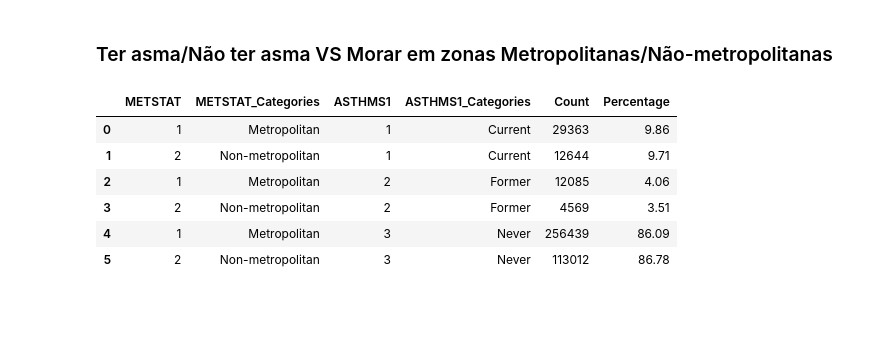
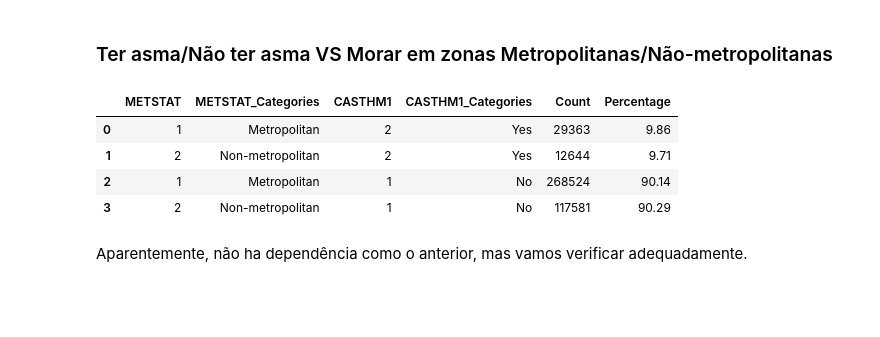
Before and after one commit to phbonamin/BRFSS-Social-Survey-2021-Analysis, a Jupyter notebook: Project/Part3/1_0Urban_rural.ipynb, the cells around one changed output. Cells and saved outputs as stored; diff of their text form; code cells hidden in the pictures.

```diff
--- a/Project/Part3/1_0Urban_rural.ipynb
+++ b/Project/Part3/1_0Urban_rural.ipynb
@@ -93,33 +92,29 @@ Como pode-se observar a existe 1.04 mais chances de você ter asma se você vive
 # %%
 df_Met_Asth = pd.read_sql("""
 SELECT
 METSTAT,
 CASE
 	WHEN METSTAT = 1  THEN 'Metropolitan'
 	WHEN METSTAT = 2  THEN 'Non-metropolitan'
 	ELSE NULL END AS  METSTAT_Categories,
-ASTHMS1,
+CASTHM1,
 CASE
-	WHEN ASTHMS1  =  1 THEN  'Current'
-	WHEN ASTHMS1  =  2 THEN  'Former'
-	WHEN ASTHMS1 = 3  THEN 'Never'
-	ELSE NULL END AS ASTHMS1_Categories,
+	WHEN CASTHM1  =  1 THEN  'No'
+	WHEN CASTHM1  =  2 THEN  'Yes'
+	ELSE NULL END AS CASTHM1_Categories,
 COUNT(*) AS Count,
-ROUND(COUNT (*) * 100.0 / SUM(COUNT(*)) OVER(PARTITION BY METSTAT),2) AS Percentage
+ROUND(COUNT(*) * 100.0 / SUM(COUNT(*)) OVER(PARTITION BY METSTAT),2) AS Percentage
 FROM AsthmaStatus
-INNER JOIN UrbanStatus
-ON AsthmaStatus.ID = UrbanStatus.ID
-WHERE ASTHMS1 IS NOT NULL
+INNER JOIN UrbanStatus ON AsthmaStatus.ID = UrbanStatus.ID
+WHERE CASTHM1 IS NOT NULL
 AND METSTAT IS NOT NULL
-GROUP BY METSTAT,ASTHMS1
-ORDER BY ASTHMS1,METSTAT;""", conexao)
+GROUP BY METSTAT,CASTHM1
+ORDER BY CASTHM1 DESC, METSTAT;""", conexao)
 df_Met_Asth
 # %% [output]
-|  | METSTAT | METSTAT_Categories | ASTHMS1 | ASTHMS1_Categories | Count | Percentage |
-| 0 | 1 | Metropolitan | 1 | Current | 29363 | 9.86 |
-| 1 | 2 | Non-metropolitan | 1 | Current | 12644 | 9.71 |
-| 2 | 1 | Metropolitan | 2 | Former | 12085 | 4.06 |
-| 3 | 2 | Non-metropolitan | 2 | Former | 4569 | 3.51 |
-| 4 | 1 | Metropolitan | 3 | Never | 256439 | 86.09 |
-| 5 | 2 | Non-metropolitan | 3 | Never | 113012 | 86.78 |
+|  | METSTAT | METSTAT_Categories | CASTHM1 | CASTHM1_Categories | Count | Percentage |
+| 0 | 1 | Metropolitan | 2 | Yes | 29363 | 9.86 |
+| 1 | 2 | Non-metropolitan | 2 | Yes | 12644 | 9.71 |
+| 2 | 1 | Metropolitan | 1 | No | 268524 | 90.14 |
+| 3 | 2 | Non-metropolitan | 1 | No | 117581 | 90.29 |
 # %%
@@ -127,3 +122,5 @@ px.bar(df_Met_Asth, x="ASTHMS1_Categories", y = "Percentage", facet_col= "METSTA
+# %% [markdown]
+Aparentemente, não ha dependência como o anterior, mas vamos verificar adequadamente.
 # %% [markdown]
 ###
 # %%
```
Also changed, not shown: parts of 28 cells of this notebook.
